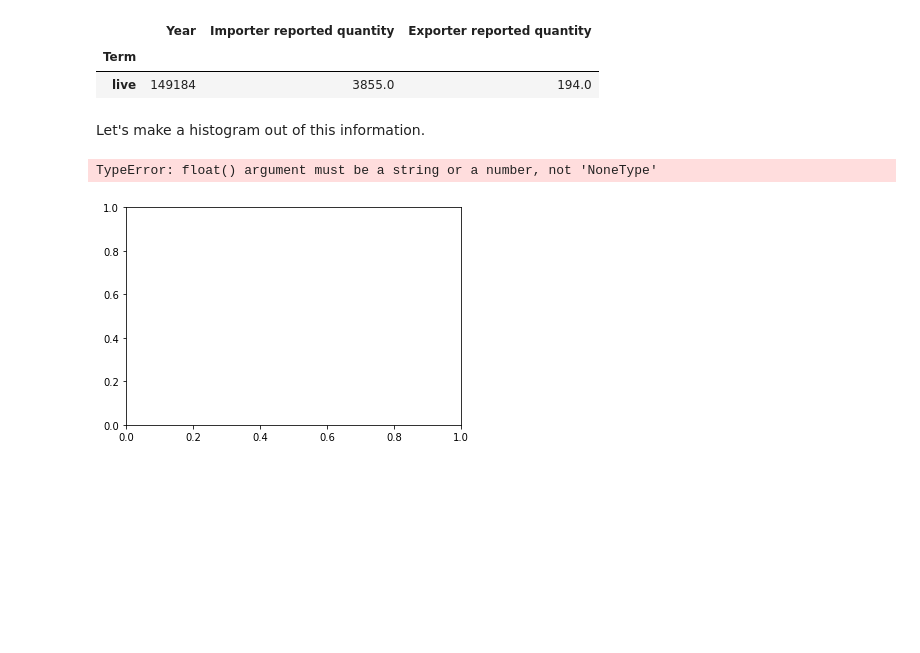
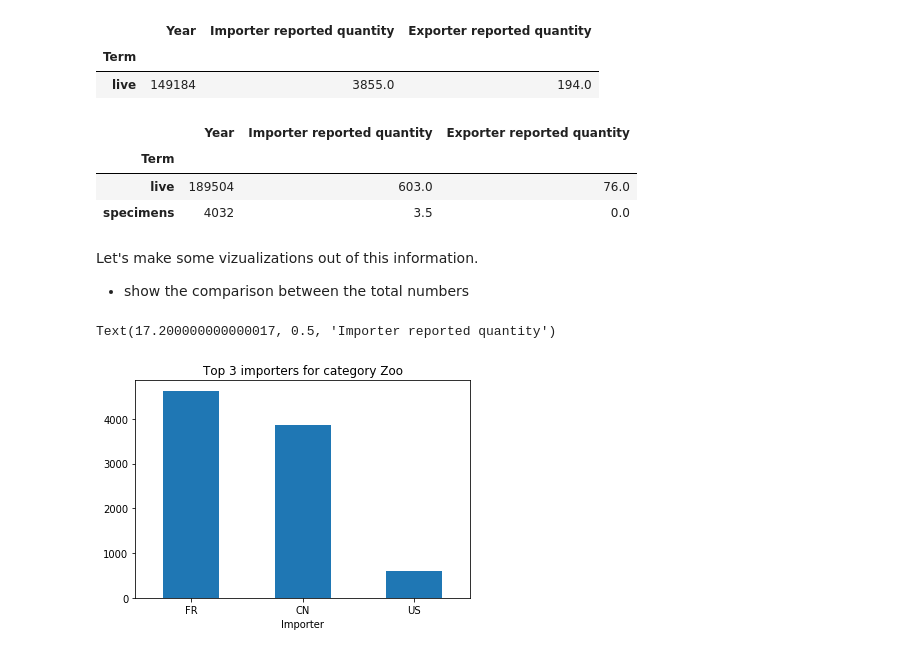
Before and after one commit to karenkathryn/wildlife_trade, a Jupyter notebook: notebooks/2016_wildlife_data_exploration .ipynb, the cells around one changed output. Saved outputs shown, nothing was run; the diff lists cells and outputs as text; code cells hidden in the pictures; blank space fills up the shorter version.

Commit message:
add bar chart

```diff
--- a/notebooks/2016_wildlife_data_exploration .ipynb
+++ b/notebooks/2016_wildlife_data_exploration .ipynb
@@ -146,11 +142,22 @@ df_2016[(df_2016['Importer']=='CN') &
 |  | Year | Importer reported quantity | Exporter reported quantity |
 | Term |  |  |  |
 | live | 149184 | 3855.0 | 194.0 |
+# %%
+#US
+df_2016[(df_2016['Importer']=='US') &
+        (df_2016['Purpose']=='Z')].groupby(['Term']).sum()
+# %% [output]
+|  | Year | Importer reported quantity | Exporter reported quantity |
+| Term |  |  |  |
+| live | 189504 | 603.0 | 76.0 |
+| specimens | 4032 | 3.5 | 0.0 |
 # %% [markdown]
-Let's make a histogram out of this information.
+Let's make some vizualizations out of this information.
+* show the comparison between the total numbers
-# %%
-plt.bar(x, 2)
-plt.show()
-# %% [output]
-TypeError: float() argument must be a string or a number, not 'NoneType'
-[figure, removed]
+# %%
+# rot == Rotation for ticks
+y.plot.bar(x='id', y='Importer reported quantity', rot=0, title='Top 3 importers for category Zoo');
+ax.set_ylabel('Importer reported quantity')
+# %% [output]
+Text(17.200000000000017, 0.5, 'Importer reported quantity')
+[figure, added]
```
Also changed, not shown: parts of 7 cells of this notebook.
